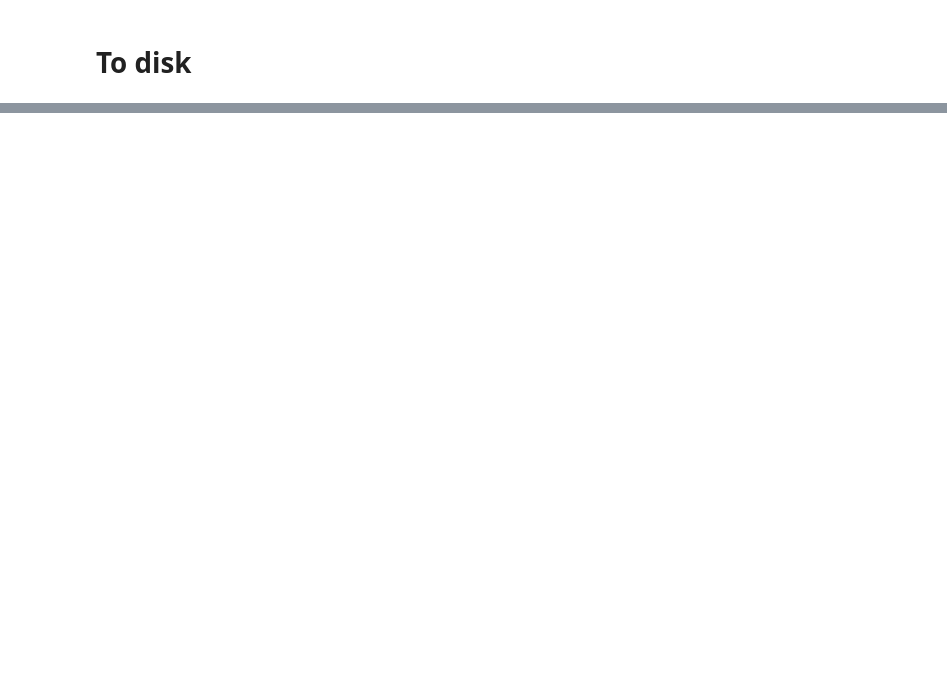
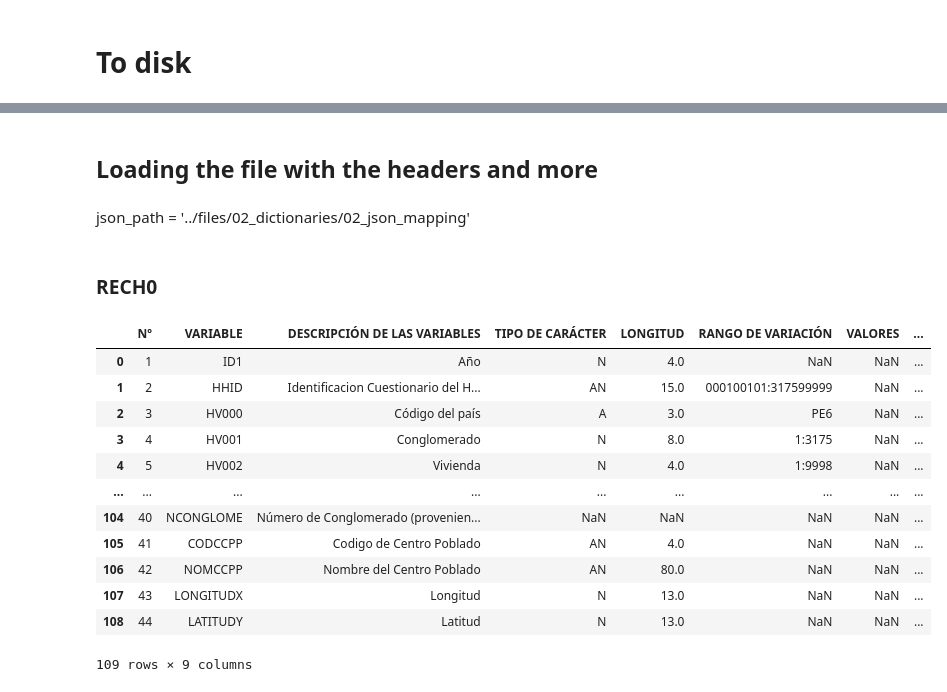
Before and after one commit to ChallengeCare/endes-analisis, a Jupyter notebook: nb/mrg_hv_ninhos_anemia.ipynb, the cells around one changed output, grey strips where cells are left out. Saved outputs shown, nothing was run; the diff lists cells and outputs as text; code cells hidden in the pictures; blank space fills up the shorter version.

```diff
--- a/nb/mrg_hv_ninhos_anemia.ipynb
+++ b/nb/mrg_hv_ninhos_anemia.ipynb
@@ -285,0 +310,2 @@ full_df_valid.to_csv(f'{datasets_path}/filter_ninhos_anemia_hv.csv')
+# %% [markdown]
+## Loading the file with the headers and more
@@ -285,0 +319,22 @@ full_df_valid.to_csv(f'{datasets_path}/filter_ninhos_anemia_hv.csv')
+# %% [markdown]
+json_path = '../files/02_dictionaries/02_json_mapping'
+# %% [markdown]
+### RECH0
+# %%
+info_rech0_df = pd.read_csv(f'{csv_path}/RECH0.csv', encoding = "ISO-8859-1", engine='python') # HOGAR
+# %%
+info_rech0_df
+# %% [output]
+|  | Nº | VARIABLE | DESCRIPCIÓN DE LAS VARIABLES | TIPO DE CARÁCTER | LONGITUD | RANGO DE VARIACIÓN | VALORES | ... |
+| 0 | 1 | ID1 | Año | N | 4.0 | NaN | NaN | ... |
+| 1 | 2 | HHID | Identificacion Cuestionario del H... | AN | 15.0 | 000100101:317599999 | NaN | ... |
+| 2 | 3 | HV000 | Código del país | A | 3.0 | PE6 | NaN | ... |
+| 3 | 4 | HV001 | Conglomerado | N | 8.0 | 1:3175 | NaN | ... |
+| 4 | 5 | HV002 | Vivienda | N | 4.0 | 1:9998 | NaN | ... |
+| ... | ... | ... | ... | ... | ... | ... | ... | ... |
+| 104 | 40 | NCONGLOME | Número de Conglomerado (provenien... | NaN | NaN | NaN | NaN | ... |
+| 105 | 41 | CODCCPP | Codigo de Centro Poblado | AN | 4.0 | NaN | NaN | ... |
+| 106 | 42 | NOMCCPP | Nombre del Centro Poblado | AN | 80.0 | NaN | NaN | ... |
+| 107 | 43 | LONGITUDX | Longitud | N | 13.0 | NaN | NaN | ... |
+| 108 | 44 | LATITUDY | Latitud | N | 13.0 | NaN | NaN | ... |
+109 rows × 9 columns
```
Also changed, not shown: parts of 63 cells of this notebook, 18 other files.
